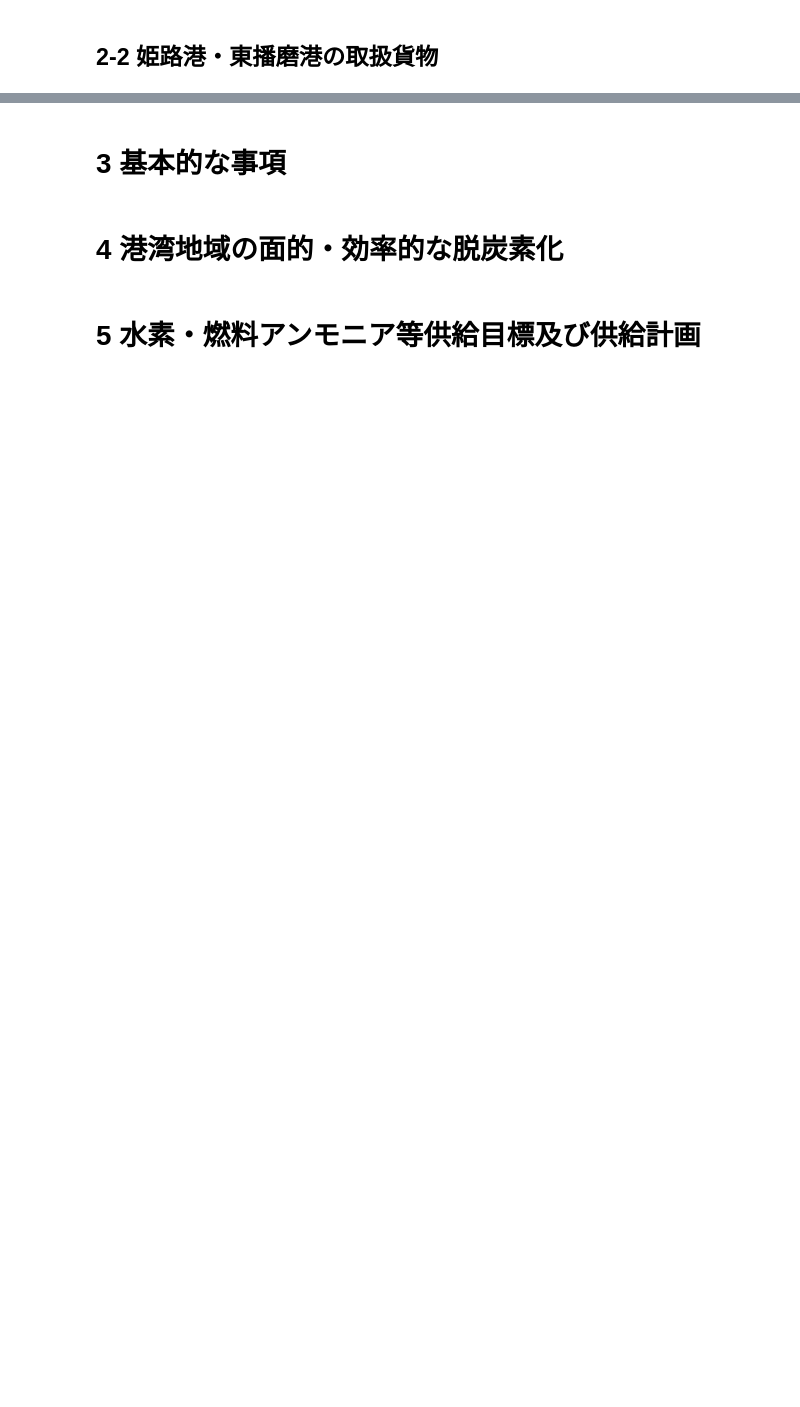
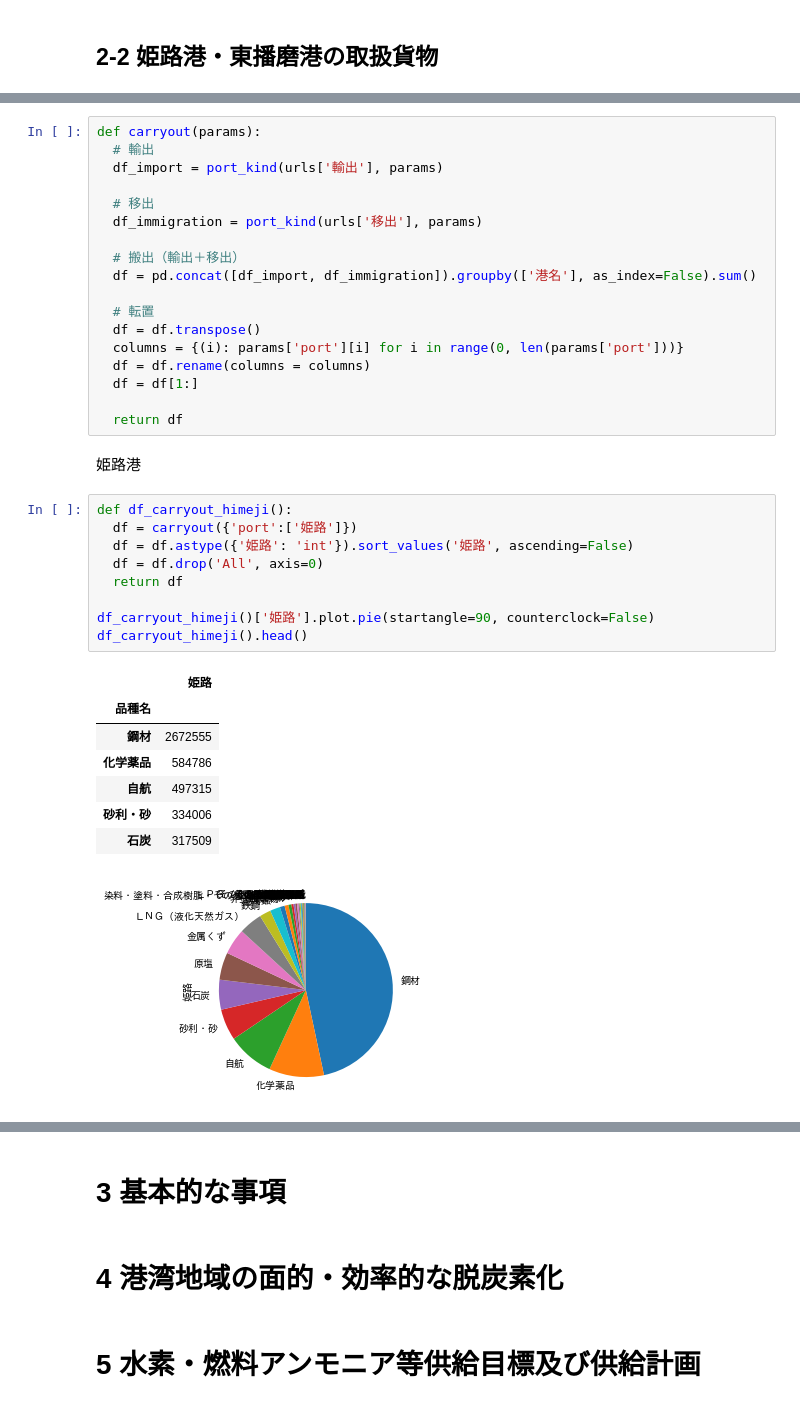
Before and after one commit to dicechick373/google-colab, a Jupyter notebook: 2022_kouwan/03_播磨臨海CNP.ipynb, the cells around one changed output, grey strips where cells are left out. Saved outputs shown, nothing was run; the diff lists cells and outputs as text; blank space fills up the shorter version.

```diff
--- a/2022_kouwan/03_播磨臨海CNP.ipynb
+++ b/2022_kouwan/03_播磨臨海CNP.ipynb
@@ -164,0 +339,38 @@ manufacture().head()
+# %%
+def carryout(params):
+  # 輸出
+  df_import = port_kind(urls['輸出'], params)
+
+  # 移出
+  df_immigration = port_kind(urls['移出'], params)
+
+  # 搬出（輸出＋移出）
+  df = pd.concat([df_import, df_immigration]).groupby(['港名'], as_index=False).sum()
+
+  # 転置
+  df = df.transpose()
+  columns = {(i): params['port'][i] for i in range(0, len(params['port']))}
+  df = df.rename(columns = columns)
+  df = df[1:]
+
+  return df
+# %% [markdown]
+姫路港
+# %%
+def df_carryout_himeji():
+  df = carryout({'port':['姫路']})
+  df = df.astype({'姫路': 'int'}).sort_values('姫路', ascending=False)
+  df = df.drop('All', axis=0)
+  return df
+
+df_carryout_himeji()['姫路'].plot.pie(startangle=90, counterclock=False)
+df_carryout_himeji().head()
+# %% [output]
+|  | 姫路 |
+| 品種名 |  |
+| 鋼材 | 2672555 |
+| 化学薬品 | 584786 |
+| 自航 | 497315 |
+| 砂利・砂 | 334006 |
+| 石炭 | 317509 |
+[figure, added]
```
Also changed, not shown: parts of 30 cells of this notebook.
